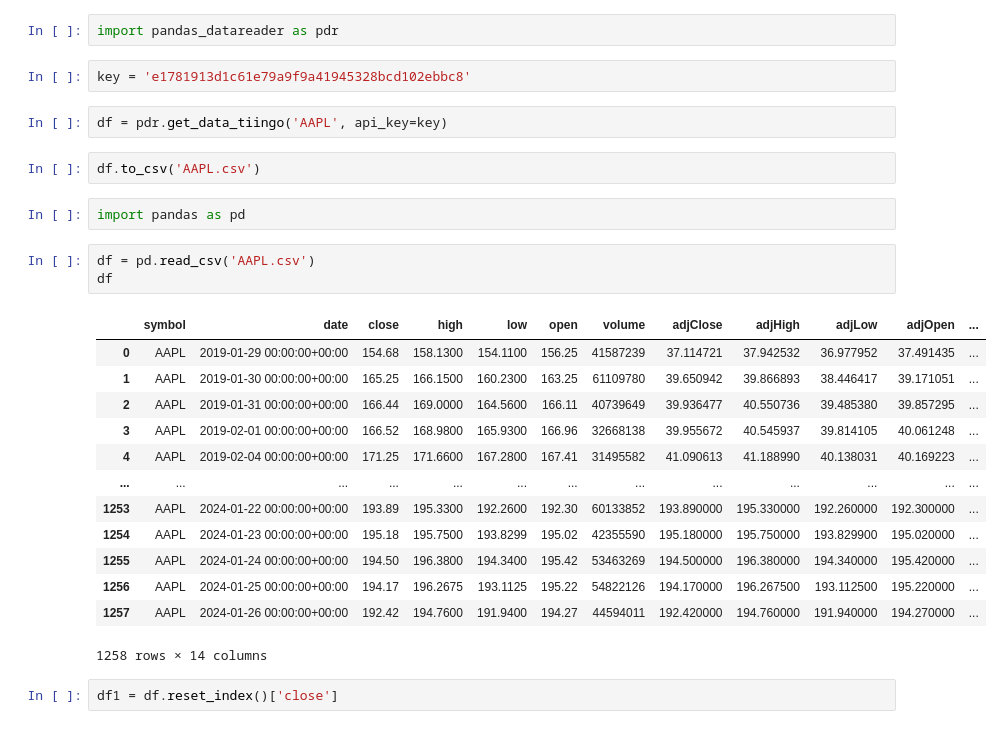
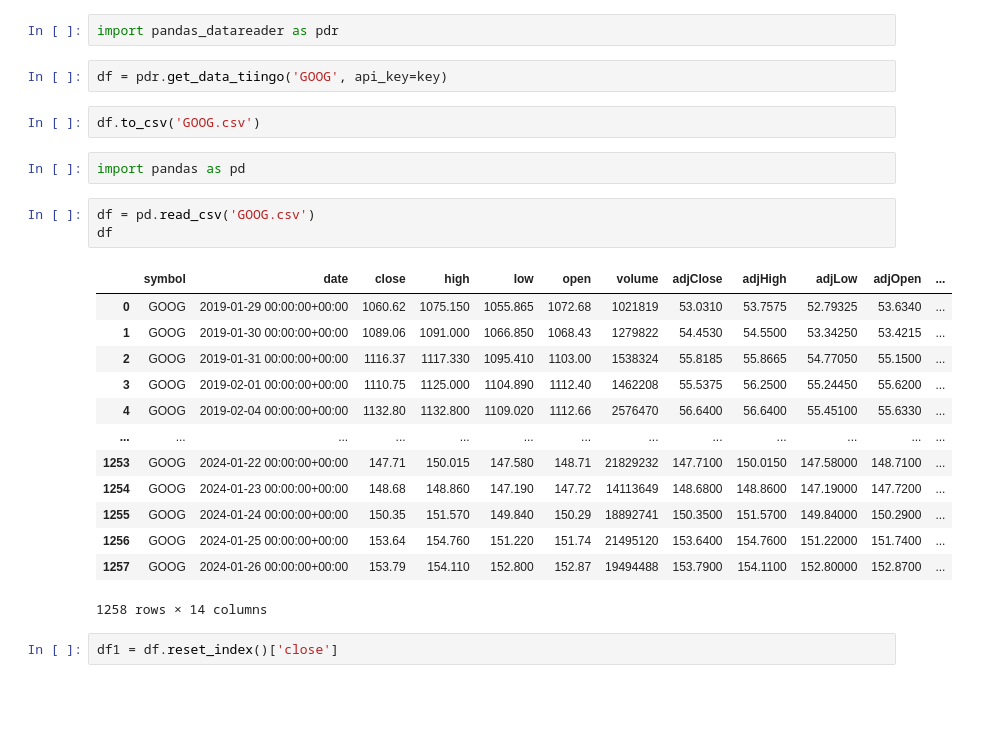
Before and after one commit to Jaswanthanks/Stack-LSTM-Stock, a Jupyter notebook: STACK-LSTM.ipynb, the cells around one changed output. Saved outputs shown, nothing was run; the diff lists cells and outputs as text; blank space fills up the shorter version.

```diff
--- a/STACK-LSTM.ipynb
+++ b/STACK-LSTM.ipynb
@@ -1,29 +1,27 @@
 # %%
 import pandas_datareader as pdr
-# %%
-key = 'e1781913d1c61e79a9f9a41945328bcd102ebbc8'
 # %%
-df = pdr.get_data_tiingo('AAPL', api_key=key)
+df = pdr.get_data_tiingo('GOOG', api_key=key)
 # %%
-df.to_csv('AAPL.csv')
+df.to_csv('GOOG.csv')
 # %%
 import pandas as pd
 # %%
-df = pd.read_csv('AAPL.csv')
+df = pd.read_csv('GOOG.csv')
 df
 # %% [output]
 |  | symbol | date | close | high | low | open | volume | adjClose | adjHigh | adjLow | adjOpen | ... |
-| 0 | AAPL | 2019-01-29 00:00:00+00:00 | 154.68 | 158.1300 | 154.1100 | 156.25 | 41587239 | 37.114721 | 37.942532 | 36.977952 | 37.491435 | ... |
-| 1 | AAPL | 2019-01-30 00:00:00+00:00 | 165.25 | 166.1500 | 160.2300 | 163.25 | 61109780 | 39.650942 | 39.866893 | 38.446417 | 39.171051 | ... |
-| 2 | AAPL | 2019-01-31 00:00:00+00:00 | 166.44 | 169.0000 | 164.5600 | 166.11 | 40739649 | 39.936477 | 40.550736 | 39.485380 | 39.857295 | ... |
-| 3 | AAPL | 2019-02-01 00:00:00+00:00 | 166.52 | 168.9800 | 165.9300 | 166.96 | 32668138 | 39.955672 | 40.545937 | 39.814105 | 40.061248 | ... |
-| 4 | AAPL | 2019-02-04 00:00:00+00:00 | 171.25 | 171.6600 | 167.2800 | 167.41 | 31495582 | 41.090613 | 41.188990 | 40.138031 | 40.169223 | ... |
+| 0 | GOOG | 2019-01-29 00:00:00+00:00 | 1060.62 | 1075.150 | 1055.865 | 1072.68 | 1021819 | 53.0310 | 53.7575 | 52.79325 | 53.6340 | ... |
+| 1 | GOOG | 2019-01-30 00:00:00+00:00 | 1089.06 | 1091.000 | 1066.850 | 1068.43 | 1279822 | 54.4530 | 54.5500 | 53.34250 | 53.4215 | ... |
+| 2 | GOOG | 2019-01-31 00:00:00+00:00 | 1116.37 | 1117.330 | 1095.410 | 1103.00 | 1538324 | 55.8185 | 55.8665 | 54.77050 | 55.1500 | ... |
+| 3 | GOOG | 2019-02-01 00:00:00+00:00 | 1110.75 | 1125.000 | 1104.890 | 1112.40 | 1462208 | 55.5375 | 56.2500 | 55.24450 | 55.6200 | ... |
+| 4 | GOOG | 2019-02-04 00:00:00+00:00 | 1132.80 | 1132.800 | 1109.020 | 1112.66 | 2576470 | 56.6400 | 56.6400 | 55.45100 | 55.6330 | ... |
 | ... | ... | ... | ... | ... | ... | ... | ... | ... | ... | ... | ... | ... |
-| 1253 | AAPL | 2024-01-22 00:00:00+00:00 | 193.89 | 195.3300 | 192.2600 | 192.30 | 60133852 | 193.890000 | 195.330000 | 192.260000 | 192.300000 | ... |
-| 1254 | AAPL | 2024-01-23 00:00:00+00:00 | 195.18 | 195.7500 | 193.8299 | 195.02 | 42355590 | 195.180000 | 195.750000 | 193.829900 | 195.020000 | ... |
-| 1255 | AAPL | 2024-01-24 00:00:00+00:00 | 194.50 | 196.3800 | 194.3400 | 195.42 | 53463269 | 194.500000 | 196.380000 | 194.340000 | 195.420000 | ... |
-| 1256 | AAPL | 2024-01-25 00:00:00+00:00 | 194.17 | 196.2675 | 193.1125 | 195.22 | 54822126 | 194.170000 | 196.267500 | 193.112500 | 195.220000 | ... |
-| 1257 | AAPL | 2024-01-26 00:00:00+00:00 | 192.42 | 194.7600 | 191.9400 | 194.27 | 44594011 | 192.420000 | 194.760000 | 191.940000 | 194.270000 | ... |
+| 1253 | GOOG | 2024-01-22 00:00:00+00:00 | 147.71 | 150.015 | 147.580 | 148.71 | 21829232 | 147.7100 | 150.0150 | 147.58000 | 148.7100 | ... |
+| 1254 | GOOG | 2024-01-23 00:00:00+00:00 | 148.68 | 148.860 | 147.190 | 147.72 | 14113649 | 148.6800 | 148.8600 | 147.19000 | 147.7200 | ... |
+| 1255 | GOOG | 2024-01-24 00:00:00+00:00 | 150.35 | 151.570 | 149.840 | 150.29 | 18892741 | 150.3500 | 151.5700 | 149.84000 | 150.2900 | ... |
+| 1256 | GOOG | 2024-01-25 00:00:00+00:00 | 153.64 | 154.760 | 151.220 | 151.74 | 21495120 | 153.6400 | 154.7600 | 151.22000 | 151.7400 | ... |
+| 1257 | GOOG | 2024-01-26 00:00:00+00:00 | 153.79 | 154.110 | 152.800 | 152.87 | 19494488 | 153.7900 | 154.1100 | 152.80000 | 152.8700 | ... |
 1258 rows × 14 columns
 # %%
 df1 = df.reset_index()['close']
```
Also changed, not shown: parts of 16 cells of this notebook.
